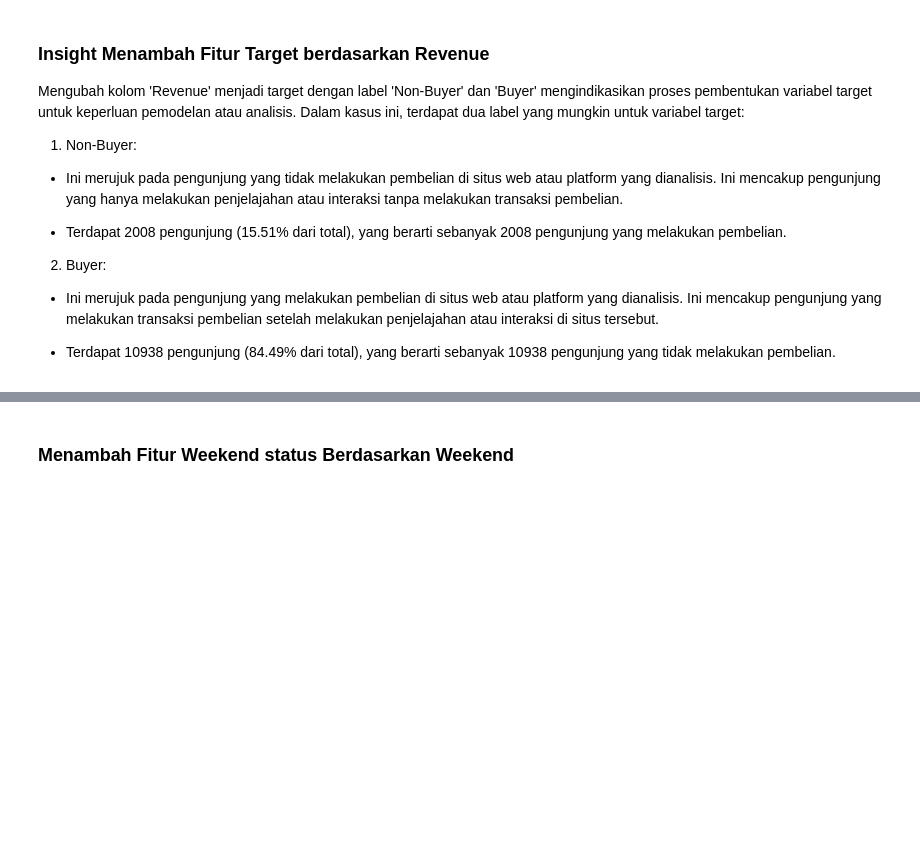
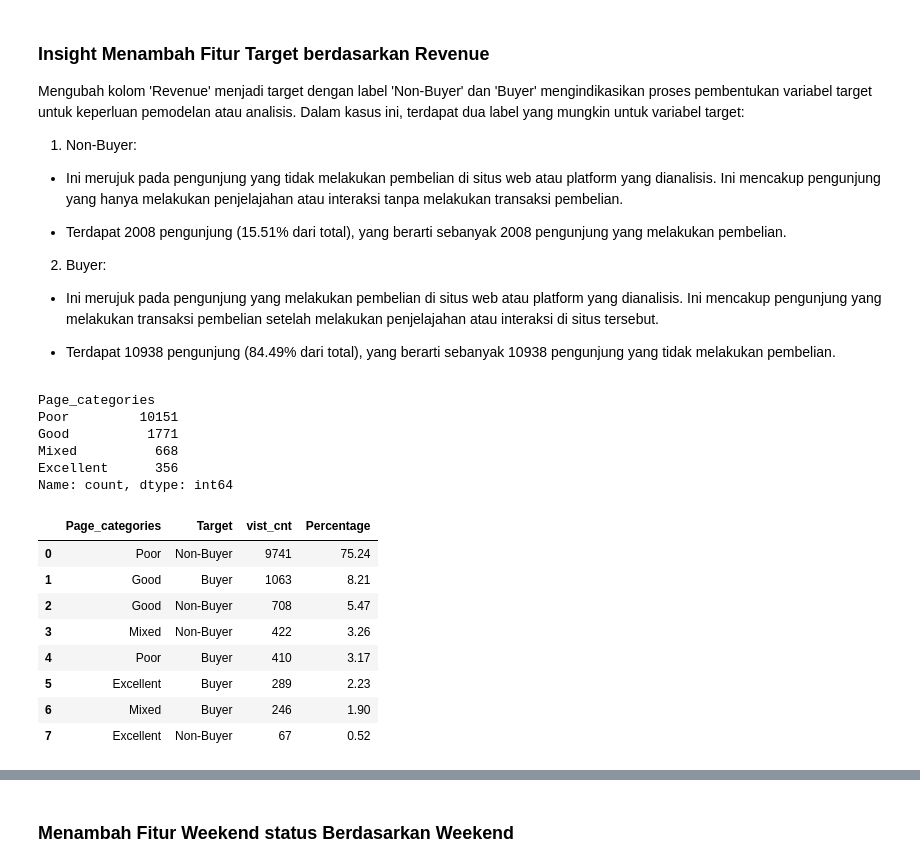
Before and after one commit to UrsaG7/final_project_rakamin_goingfast_stage2, a Jupyter notebook: Supervised_Going_Fast.ipynb, the cells around one changed output, grey strips where cells are left out. Drawn from its saved outputs; the diff is of its cells as text; code cells hidden in the pictures; blank space fills up the shorter version.

```diff
--- a/Supervised_Going_Fast.ipynb
+++ b/Supervised_Going_Fast.ipynb
@@ -453,0 +450,25 @@ Mengubah kolom 'Revenue' menjadi target dengan label 'Non-Buyer' dan 'Buyer' men
+# %%
+data_product2['Page_categories'].value_counts()
+# %% [output]
+Page_categories
+Poor         10151
+Good          1771
+Mixed          668
+Excellent      356
+Name: count, dtype: int64
+# %%
+df_pages_grp = data_product2.groupby(['Page_categories', 'Target']).agg(vist_cnt = ('Target', 'count')).sort_values('vist_cnt', ascending=False)
+df_pages_grp.reset_index(inplace=True)
+
+df_pages_grp['Percentage'] = round(df_pages_grp['vist_cnt']/df_pages_grp['vist_cnt'].sum()*100,2)
+df_pages_grp
+# %% [output]
+|  | Page_categories | Target | vist_cnt | Percentage |
+| 0 | Poor | Non-Buyer | 9741 | 75.24 |
+| 1 | Good | Buyer | 1063 | 8.21 |
+| 2 | Good | Non-Buyer | 708 | 5.47 |
+| 3 | Mixed | Non-Buyer | 422 | 3.26 |
+| 4 | Poor | Buyer | 410 | 3.17 |
+| 5 | Excellent | Buyer | 289 | 2.23 |
+| 6 | Mixed | Buyer | 246 | 1.90 |
+| 7 | Excellent | Non-Buyer | 67 | 0.52 |
```
Also changed, not shown: parts of 18 cells of this notebook.
